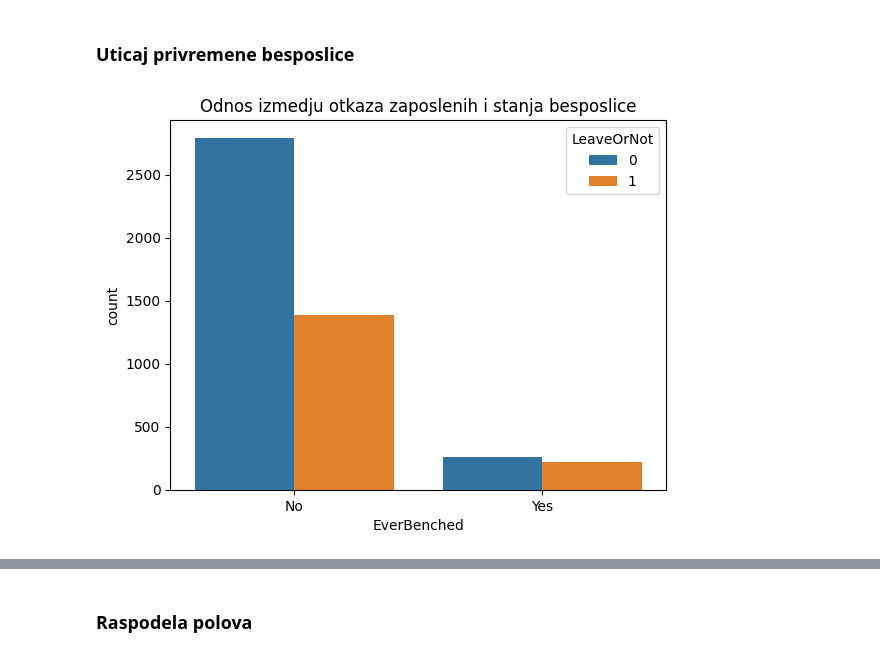
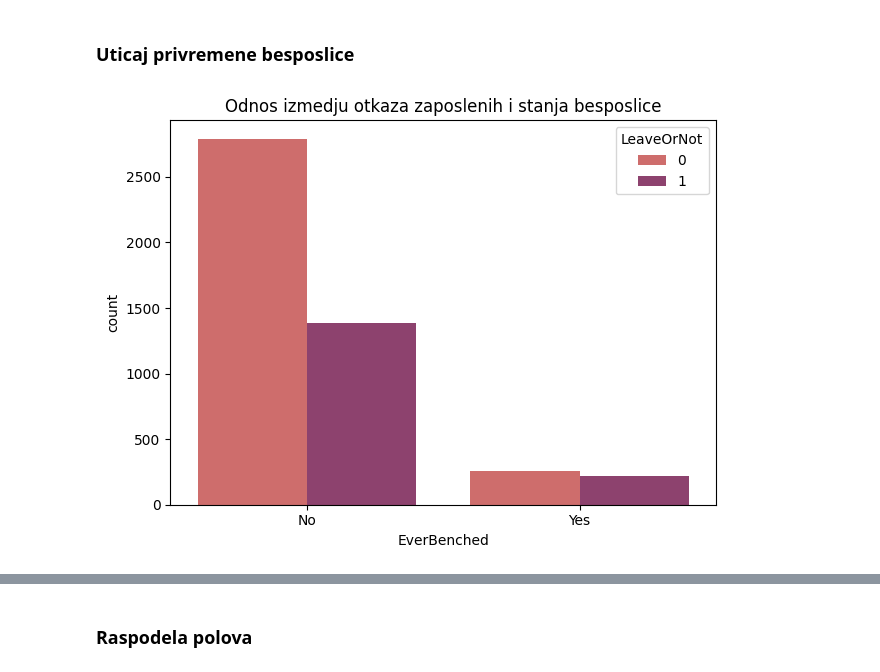
Before and after one commit to SV25-22/numericki, a Jupyter notebook: projekat.ipynb, the cells around one changed output, grey strips where cells are left out. Cells and saved outputs as stored; diff of their text form; code cells hidden in the pictures.

Commit message:
Tidied up the visualization and added the models

```diff
--- a/projekat.ipynb
+++ b/projekat.ipynb
@@ -52,8 +81,9 @@ Potrebno je vizuelizovati podatke sa kojima se radi, kako bi se mogli izvuci zak
 # %% [markdown]
 ### Uticaj privremene besposlice
 # %%
-sns.countplot(x='EverBenched', hue='LeaveOrNot', data=df)
+sns.countplot(x='EverBenched', hue='LeaveOrNot', data=df,palette='flare')
 plt.title('Odnos izmedju otkaza zaposlenih i stanja besposlice')
+plt.tight_layout()
 plt.show()
 # %% [output]
-[figure, old version]
+[figure, new version]
```
Also changed, not shown: parts of 67 cells of this notebook.
